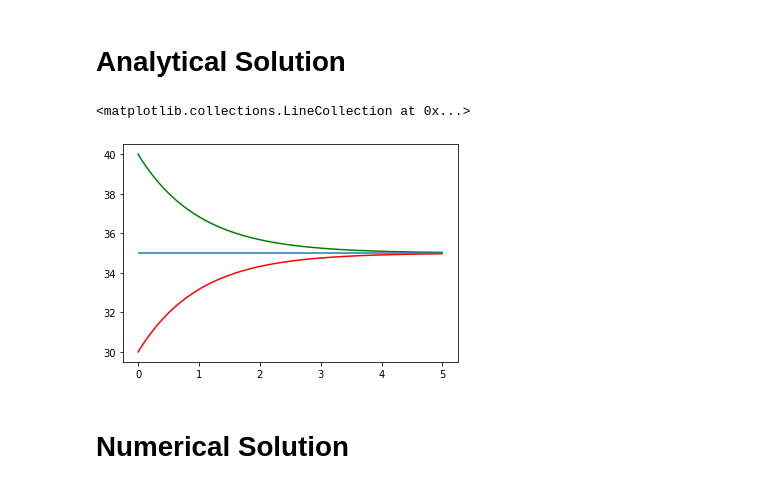
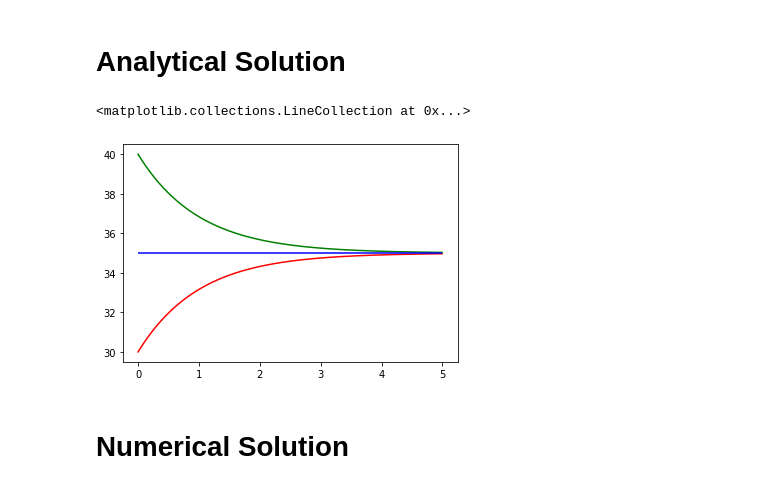
Before and after one commit to BenjaminWills/differential-equation-solver, a Jupyter notebook: eulers_method/euler_example.ipynb, the cells around one changed output. Drawn from its saved outputs; the diff is of its cells as text; code cells hidden in the pictures.

```diff
--- a/eulers_method/euler_example.ipynb
+++ b/eulers_method/euler_example.ipynb
@@ -51,10 +51,10 @@ space = np.arange(0,endpoint,endpoint/steps)
 # %%
 plt.plot(space,case1(space),color = 'red')
 plt.plot(space,case2(space),color = 'green')
-plt.hlines(y = surrounding_temperature,xmin = 0,xmax = endpoint)
+plt.hlines(y = surrounding_temperature,xmin = 0,xmax = endpoint, color = 'blue')
 # %% [output]
 <matplotlib.collections.LineCollection at 0x...>
-[figure, old version]
+[figure, new version]
 # %% [markdown]
 # Numerical Solution
 # %%
```
Also changed, not shown: parts of 4 cells of this notebook.
